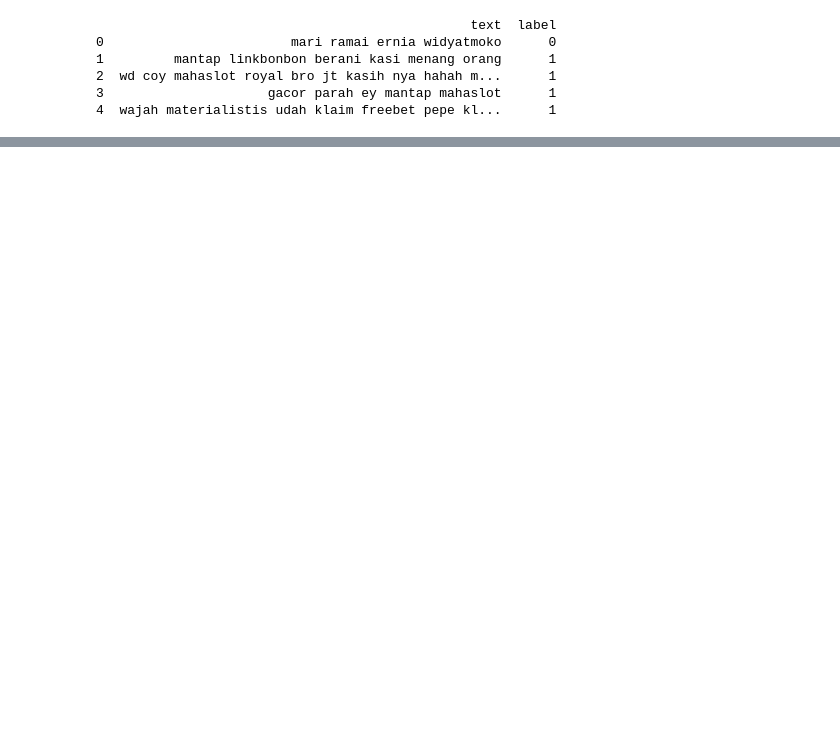
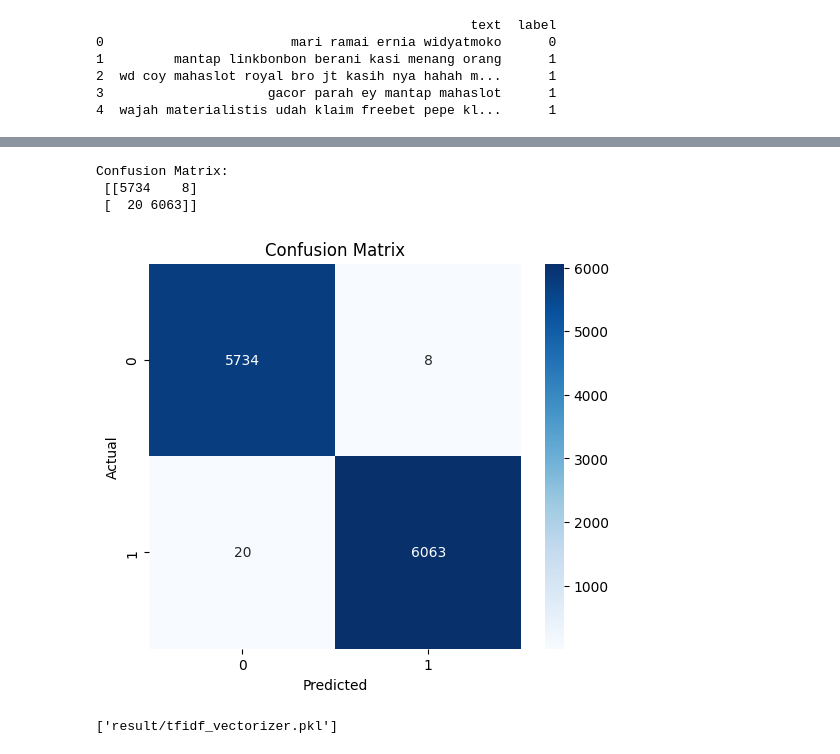
Before and after one commit to M4RV3L24/Online-Gambling-Detection-using-IndoBERTweet, a Jupyter notebook: Models/RF_TFIDF/prototype.ipynb, the cells around one changed output, grey strips where cells are left out. Cells and saved outputs as stored; diff of their text form; code cells hidden in the pictures; blank space fills up the shorter version.

```diff
--- a/Models/RF_TFIDF/prototype.ipynb
+++ b/Models/RF_TFIDF/prototype.ipynb
@@ -10,6 +11,6 @@ from sklearn.metrics import classification_report, accuracy_score, confusion_mat
 # %%
 # Load data from JSON file (array of objects)
-with open('data-sample.json', 'r', encoding='utf-8') as f:
+with open('fetched_data_final_dedup.json', 'r', encoding='utf-8') as f:
     data = json.load(f)
 
 # If your JSON is an array, not an object with "data" key:
@@ -111,0 +166,73 @@ plt.show()
+# %%
+import pandas as pd
+import numpy as np
+import json
+import joblib
+from sklearn.model_selection import StratifiedKFold, GridSearchCV
+from sklearn.feature_extraction.text import TfidfVectorizer
+from sklearn.ensemble import RandomForestClassifier
+from sklearn.metrics import classification_report, accuracy_score, confusion_matrix
+import matplotlib.pyplot as plt
+import seaborn as sns
+from IPython.display import display
+
+# Load data from JSON file (array of objects)
+with open('fetched_data_final.json', 'r', encoding='utf-8') as f:
+    data = json.load(f)
+
+df = pd.DataFrame(data)
+df['label'] = df['label'].astype(int)
+
+X = df['text']
+y = df['label']
+
+# TF-IDF vectorization (fit on all data for search)
+vectorizer = TfidfVectorizer(max_features=5000)
+X_tfidf = vectorizer.fit_transform(X)
+
+# Choose number of splits (5 or 10)
+n_splits = 10  # Change to 5 or 10 as needed
+skf = StratifiedKFold(n_splits=n_splits, shuffle=True, random_state=42)
+
+# Define parameter grid for GridSearchCV
+param_grid = {
+    'n_estimators': [100, 200, 300],
+    'max_depth': [None, 10, 20, 50],
+    'min_samples_split': [2, 5, 10],
+    'class_weight': [None, 'balanced']
+}
+
+# Grid Search with StratifiedKFold
+search = GridSearchCV(
+    RandomForestClassifier(random_state=42),
+    param_grid,
+    cv=skf,
+    scoring='f1',
+    n_jobs=-1,
+    verbose=2
+)
+
+search.fit(X_tfidf, y)
+
+print("Best parameters:", search.best_params_)
+print("Best cross-validated score:", search.best_score_)
+
+# Evaluate on all data using best estimator
+y_pred = search.best_estimator_.predict(X_tfidf)
+# print("\nClassification Report:\n", classification_report(y, y_pred, digits=4, output_dict=True))
+display(pd.DataFrame(classification_report(y, y_pred, digits=4, output_dict=True)).transpose())
+print("Confusion Matrix:\n", confusion_matrix(y, y_pred))
+
+# Confusion matrix visualization
+cm = confusion_matrix(y, y_pred)
+plt.figure(figsize=(6, 5))
+sns.heatmap(cm, annot=True, fmt='d', cmap='Blues')
+plt.title('Confusion Matrix')
+plt.xlabel('Predicted')
+plt.ylabel('Actual')
+plt.show()
+
+# Save model and vectorizer for future use
+joblib.dump(search.best_estimator_, 'result/rf_model_best.pkl')
+joblib.dump(vectorizer, 'result/tfidf_vectorizer.pkl')
+# %% [output]
@@ -111,0 +248,5 @@ plt.show()
+Confusion Matrix:
+ [[5734    8]
+ [  20 6063]]
+[figure, added]
+['result/tfidf_vectorizer.pkl']
```
Also changed, not shown: parts of 5 cells of this notebook, 13 other files.
